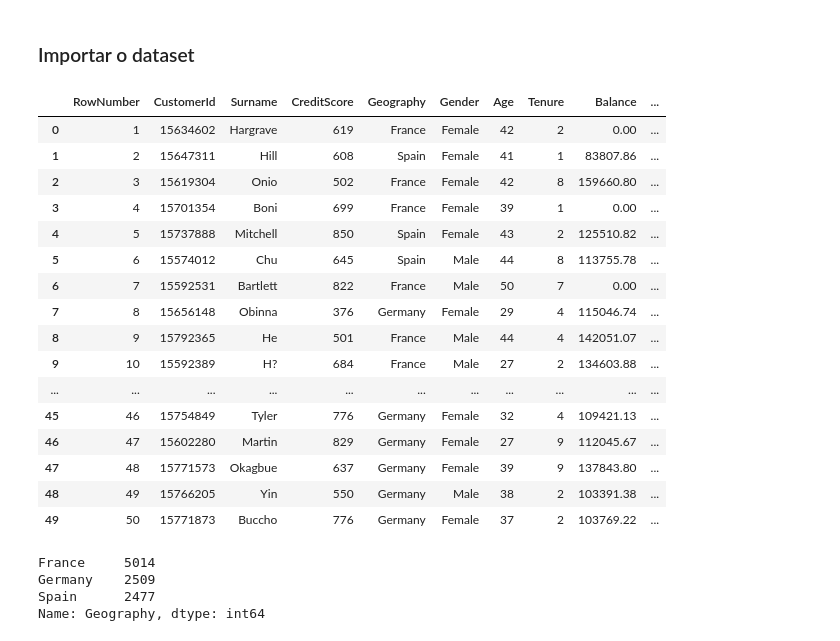
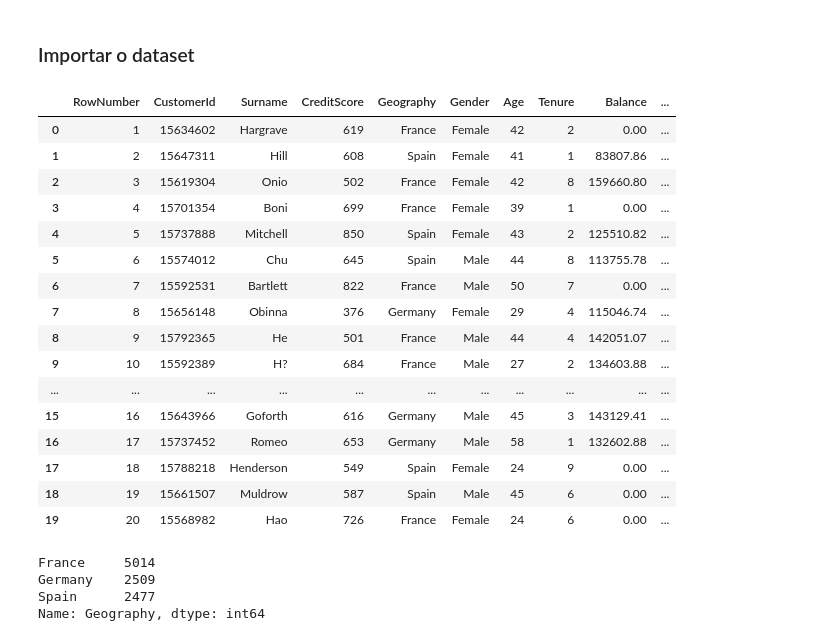
Before and after one commit to deeplearningunb/building-ann, a Jupyter notebook: ArtificialNeuralNetwork.ipynb, the cells around one changed output. Cells and saved outputs as stored; diff of their text form; code cells hidden in the pictures.

```diff
--- a/ArtificialNeuralNetwork.ipynb
+++ b/ArtificialNeuralNetwork.ipynb
@@ -18,25 +18,25 @@ tf.__version__
 ### Importar o dataset
 # %%
 dataset = pd.read_csv('Churn_Modelling.csv')
-dataset.head(50)
+dataset.head(20)
 # %% [output]
 |  | RowNumber | CustomerId | Surname | CreditScore | Geography | Gender | Age | Tenure | Balance | ... |
 | 0 | 1 | 15634602 | Hargrave | 619 | France | Female | 42 | 2 | 0.00 | ... |
 | 1 | 2 | 15647311 | Hill | 608 | Spain | Female | 41 | 1 | 83807.86 | ... |
 | 2 | 3 | 15619304 | Onio | 502 | France | Female | 42 | 8 | 159660.80 | ... |
 | 3 | 4 | 15701354 | Boni | 699 | France | Female | 39 | 1 | 0.00 | ... |
 | 4 | 5 | 15737888 | Mitchell | 850 | Spain | Female | 43 | 2 | 125510.82 | ... |
 | 5 | 6 | 15574012 | Chu | 645 | Spain | Male | 44 | 8 | 113755.78 | ... |
 | 6 | 7 | 15592531 | Bartlett | 822 | France | Male | 50 | 7 | 0.00 | ... |
 | 7 | 8 | 15656148 | Obinna | 376 | Germany | Female | 29 | 4 | 115046.74 | ... |
 | 8 | 9 | 15792365 | He | 501 | France | Male | 44 | 4 | 142051.07 | ... |
 | 9 | 10 | 15592389 | H? | 684 | France | Male | 27 | 2 | 134603.88 | ... |
 | ... | ... | ... | ... | ... | ... | ... | ... | ... | ... | ... |
-| 45 | 46 | 15754849 | Tyler | 776 | Germany | Female | 32 | 4 | 109421.13 | ... |
-| 46 | 47 | 15602280 | Martin | 829 | Germany | Female | 27 | 9 | 112045.67 | ... |
-| 47 | 48 | 15771573 | Okagbue | 637 | Germany | Female | 39 | 9 | 137843.80 | ... |
-| 48 | 49 | 15766205 | Yin | 550 | Germany | Male | 38 | 2 | 103391.38 | ... |
-| 49 | 50 | 15771873 | Buccho | 776 | Germany | Female | 37 | 2 | 103769.22 | ... |
+| 15 | 16 | 15643966 | Goforth | 616 | Germany | Male | 45 | 3 | 143129.41 | ... |
+| 16 | 17 | 15737452 | Romeo | 653 | Germany | Male | 58 | 1 | 132602.88 | ... |
+| 17 | 18 | 15788218 | Henderson | 549 | Spain | Female | 24 | 9 | 0.00 | ... |
+| 18 | 19 | 15661507 | Muldrow | 587 | Spain | Male | 45 | 6 | 0.00 | ... |
+| 19 | 20 | 15568982 | Hao | 726 | France | Female | 24 | 6 | 0.00 | ... |
 # %%
 dataset.Geography.value_counts()
 # %% [output]
```
Also changed, not shown: parts of 14 cells of this notebook, 1 other file.
